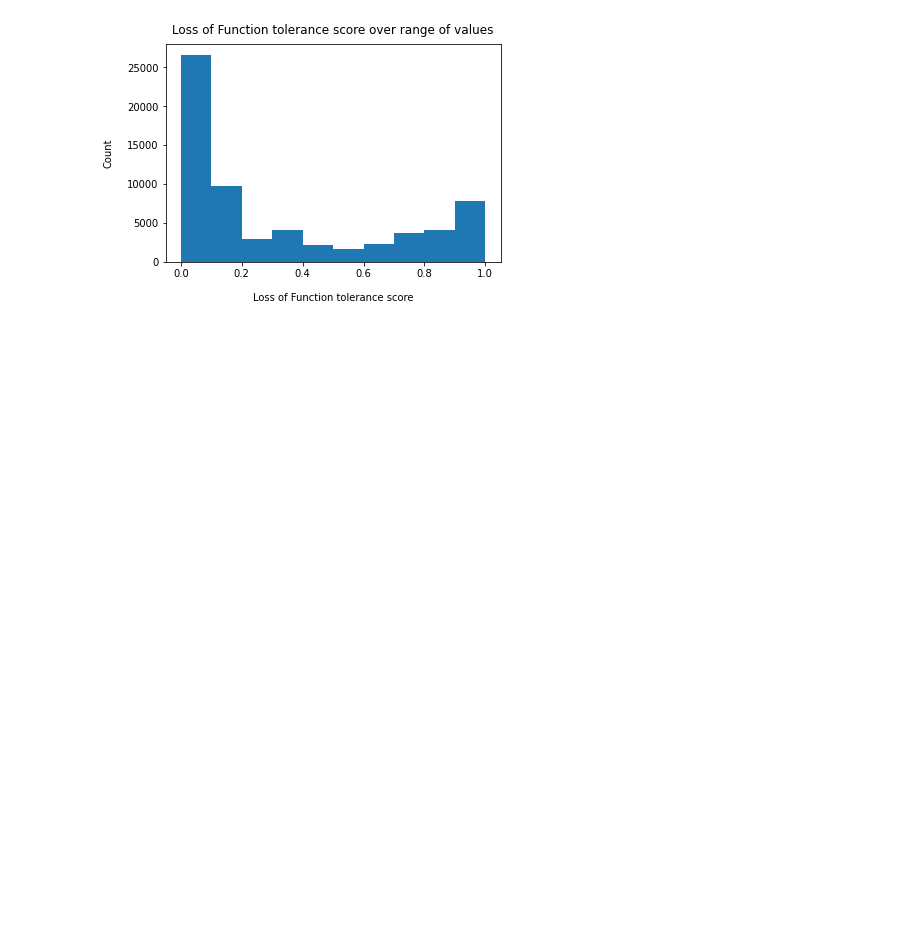
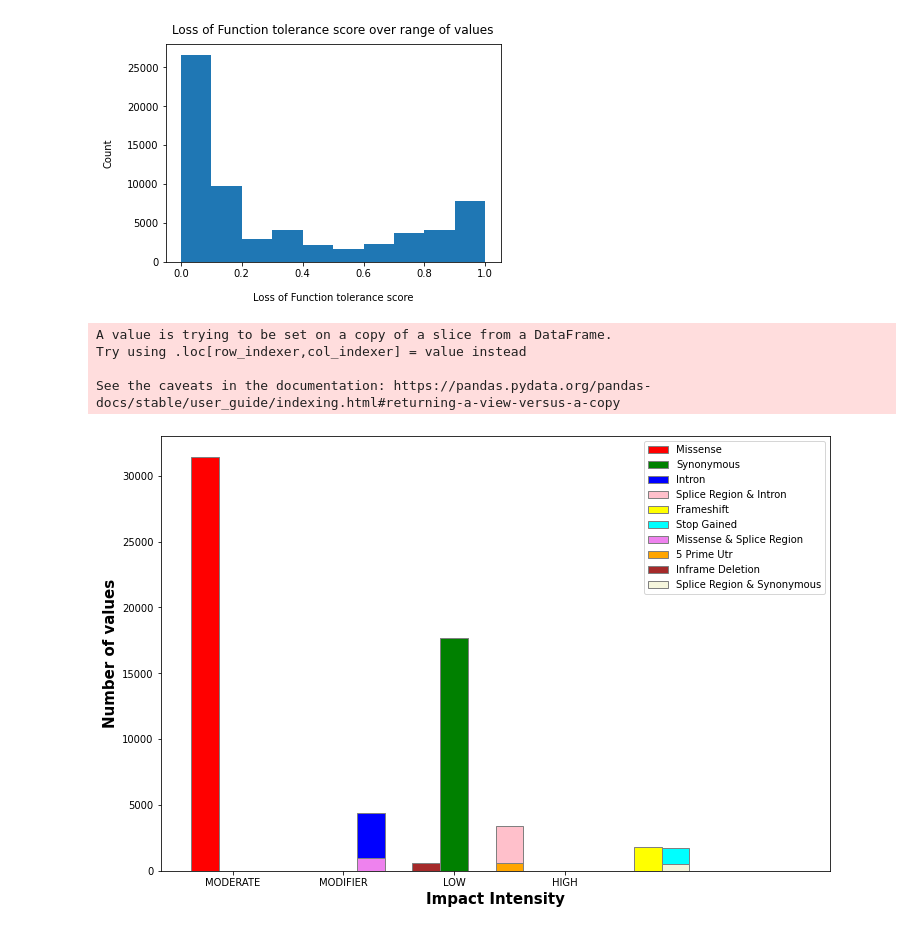
Before and after one commit to DataScience4Health-Fall2022/termproject-baymax, a Jupyter notebook: main.ipynb, the cells around one changed output. Saved outputs shown, nothing was run; the diff lists cells and outputs as text; code cells hidden in the pictures; blank space fills up the shorter version.

Commit message:
Graph 12-13

```diff
--- a/main.ipynb
+++ b/main.ipynb
@@ -303,3 +303,76 @@ plt.ylabel("Count", labelpad=14)
 plt.title("Loss of Function tolerance score over range of values", y=1.02);
 # %% [output]
 [figure]
+# %%
+# Graph 12: Impact type/intensity for the top 10 variants
+import numpy as np
+df_impact = data[['Consequence','IMPACT']]
+df_impact['Consequence'] = df_impact['Consequence'].apply(lambda x: cleanVariantName(x))
+
+sorted_df = df.sort_values('Count', ascending=False)
+sorted_df.reset_index(inplace=True)
+
+categories = df_impact['IMPACT'].unique()
+
+# print(sorted_df)
+category_list = []
+
+for var_num in range(10):
+  current_variant = sorted_df['Variant Types'].iloc[var_num]
+  variant_impact = df_impact.loc[df_impact['Consequence'] == current_variant,'IMPACT']
+  my_list = []
+  # print(variant_impact)
+  for impact_category in categories:
+    my_list.append(variant_impact.loc[variant_impact == impact_category].count())
+  category_list.append(my_list)
+
+barWidth = 0.25
+fig = plt.subplots(figsize =(12, 8))
+
+br1 = np.arange(len(categories))
+br2 = [x + barWidth for x in br1]
+br3 = [x + barWidth for x in br2]
+br4 = [x + barWidth for x in br3]
+br5 = [x + barWidth for x in br4]
+br6 = [x + barWidth for x in br5]
+br7 = [x + barWidth for x in br6]
+br8 = [x + barWidth for x in br7]
+br9 = [x + barWidth for x in br8]
+br10 = [x + barWidth for x in br9]
+
+# Make the plot
+plt.bar(br1, category_list[0], color ='r', width = barWidth,
+        edgecolor ='grey', label = sorted_df['Variant Types'].iloc[0])
+plt.bar(br2, category_list[1], color ='g', width = barWidth,
+        edgecolor ='grey', label = sorted_df['Variant Types'].iloc[1])
+plt.bar(br3, category_list[2], color ='b', width = barWidth,
+        edgecolor ='grey', label = sorted_df['Variant Types'].iloc[2])
+plt.bar(br4, category_list[3], color ='pink', width = barWidth,
+        edgecolor ='grey', label = sorted_df['Variant Types'].iloc[3])
+plt.bar(br5, category_list[4], color ='yellow', width = barWidth,
+        edgecolor ='grey', label = sorted_df['Variant Types'].iloc[4])
+plt.bar(br6, category_list[5], color ='cyan', width = barWidth,
+        edgecolor ='grey', label = sorted_df['Variant Types'].iloc[5])
+plt.bar(br7, category_list[6], color ='violet', width = barWidth,
+        edgecolor ='grey', label = sorted_df['Variant Types'].iloc[6])
+plt.bar(br8, category_list[7], color ='orange', width = barWidth,
+        edgecolor ='grey', label = sorted_df['Variant Types'].iloc[7])
+plt.bar(br9, category_list[8], color ='brown', width = barWidth,
+        edgecolor ='grey', label = sorted_df['Variant Types'].iloc[8])
+plt.bar(br10, category_list[9], color ='beige', width = barWidth,
+        edgecolor ='grey', label = sorted_df['Variant Types'].iloc[9])
+
+# Adding Xticks
+plt.xlabel('Impact Intensity', fontweight ='bold', fontsize = 15)
+plt.ylabel('Number of values', fontweight ='bold', fontsize = 15)
+plt.xticks([r + barWidth for r in range(len(categories))],
+        ['MODERATE', 'MODIFIER', 'LOW', 'HIGH'])
+
+plt.legend()
+plt.show()
+# %% [output]
+A value is trying to be set on a copy of a slice from a DataFrame.
+Try using .loc[row_indexer,col_indexer] = value instead
+
+See the caveats in the documentation: https://pandas.pydata.org/pandas-docs/stable/user_guide/indexing.html#returning-a-view-versus-a-copy
+[figure, added]
```
Also changed, not shown: parts of 1 cell of this notebook.
